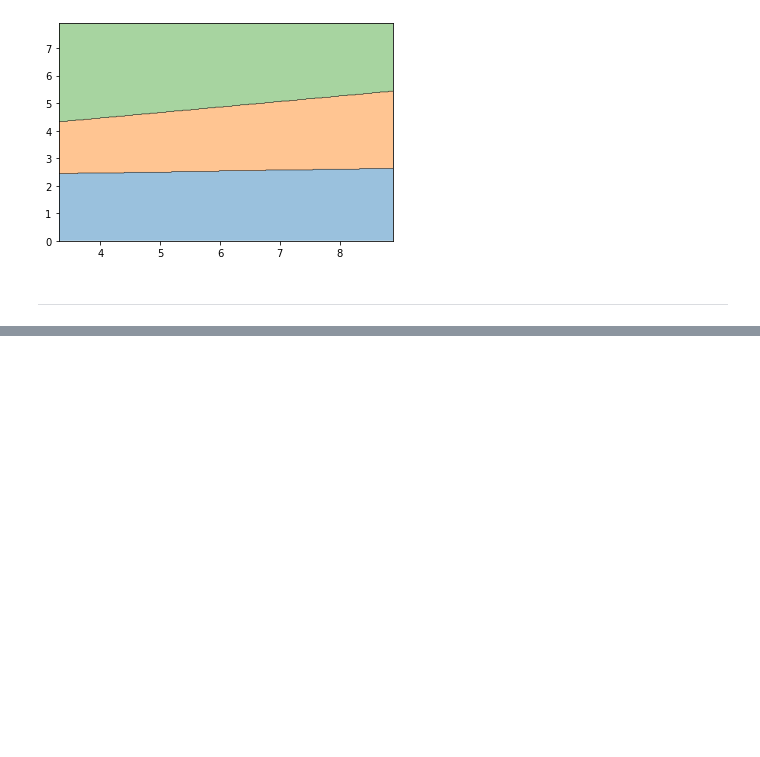
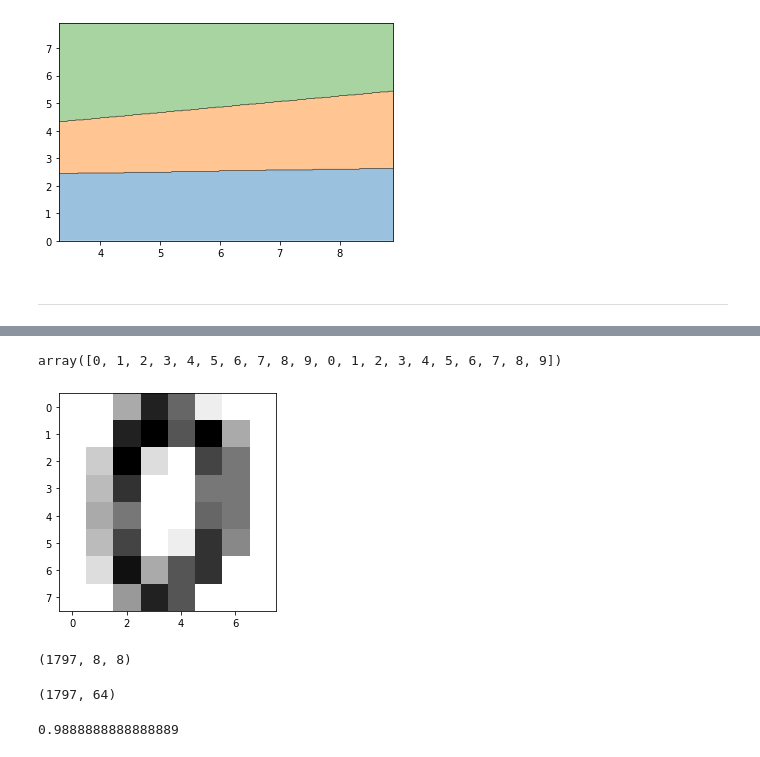
Before and after one commit to mixhub10/dl16, a Jupyter notebook: notebook/ch03_ML_intro.ipynb, the cells around one changed output, grey strips where cells are left out. Cells and saved outputs as stored; diff of their text form; code cells hidden in the pictures; blank space fills up the shorter version.

```diff
--- a/notebook/ch03_ML_intro.ipynb
+++ b/notebook/ch03_ML_intro.ipynb
@@ -278,0 +280,10 @@ TypeError: ignored
+# %%
+import matplotlib.pyplot as plt
+
+from sklearn import datasets, metrics
+from sklearn.model_selection import train_test_split
+
+digits = datasets.load_digits()
+print(str(digits))
+print(digits.data.shape)
+print(digits.target.shape)
@@ -278,0 +308,21 @@ TypeError: ignored
+# %%
+digits.target[:20]
+# %% [output]
+array([0, 1, 2, 3, 4, 5, 6, 7, 8, 9, 0, 1, 2, 3, 4, 5, 6, 7, 8, 9])
+# %%
+
+plt.imshow(digits.images[0], cmap=plt.cm.gray_r, interpolation='nearest')
+plt.show()
+print(digits.images.shape)
+# %% [output]
+[figure, added]
+(1797, 8, 8)
+# %%
+
+n_samples = len(digits.images)
+digits.images.shape
+# Flattening (평탄화) : (8, 8) => (64,)
+data = digits.images.reshape((n_samples, -1))
+print(data.shape)
+# %% [output]
+(1797, 64)
@@ -278,0 +341,6 @@ TypeError: ignored
+# %%
+
+scores = metrics.accuracy_score(y_test, y_pred)
+print(scores)
+# %% [output]
+0.9888888888888889
```
Also changed, not shown: parts of 18 cells of this notebook.
